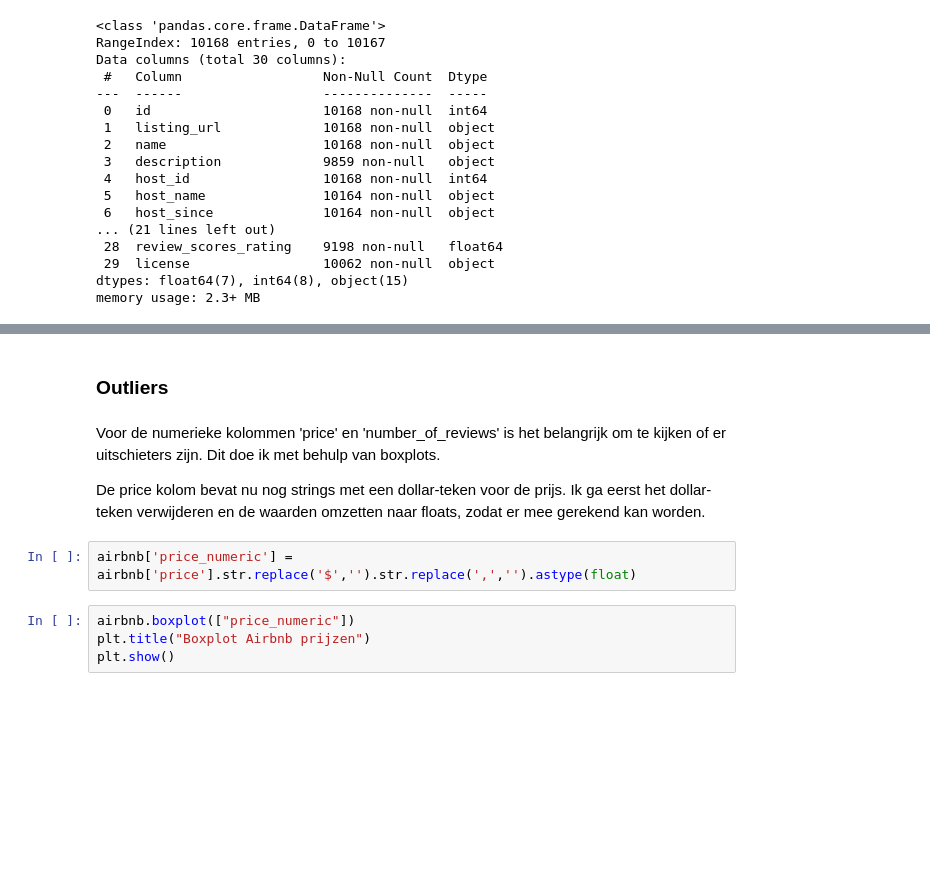
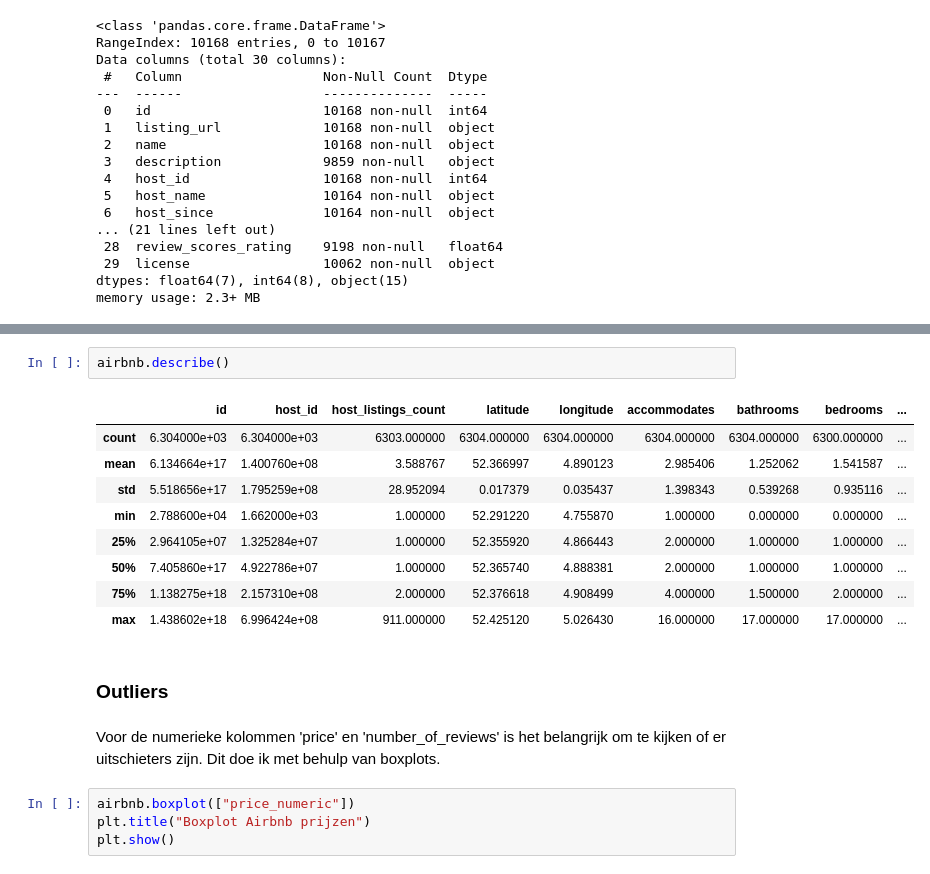
Before and after one commit to GitMathijs/S3_AI_lesmateriaal, a Jupyter notebook: Data/airbnb-opdracht.ipynb, the cells around one changed output, grey strips where cells are left out. Cells and saved outputs as stored; diff of their text form; blank space fills up the shorter version.

Commit message:
numerieke kolommen statistieken + formatting

```diff
--- a/Data/airbnb-opdracht.ipynb
+++ b/Data/airbnb-opdracht.ipynb
@@ -96,11 +119,19 @@ Ik heb besloten om de kolom 'neighbourhood' niet te gebruiken. 'neighbourhood_cl
+# %%
+airbnb.describe()
+# %% [output]
+|  | id | host_id | host_listings_count | latitude | longitude | accommodates | bathrooms | bedrooms | ... |
+| count | 6.304000e+03 | 6.304000e+03 | 6303.000000 | 6304.000000 | 6304.000000 | 6304.000000 | 6304.000000 | 6300.000000 | ... |
+| mean | 6.134664e+17 | 1.400760e+08 | 3.588767 | 52.366997 | 4.890123 | 2.985406 | 1.252062 | 1.541587 | ... |
+| std | 5.518656e+17 | 1.795259e+08 | 28.952094 | 0.017379 | 0.035437 | 1.398343 | 0.539268 | 0.935116 | ... |
+| min | 2.788600e+04 | 1.662000e+03 | 1.000000 | 52.291220 | 4.755870 | 1.000000 | 0.000000 | 0.000000 | ... |
+| 25% | 2.964105e+07 | 1.325284e+07 | 1.000000 | 52.355920 | 4.866443 | 2.000000 | 1.000000 | 1.000000 | ... |
+| 50% | 7.405860e+17 | 4.922786e+07 | 1.000000 | 52.365740 | 4.888381 | 2.000000 | 1.000000 | 1.000000 | ... |
+| 75% | 1.138275e+18 | 2.157310e+08 | 2.000000 | 52.376618 | 4.908499 | 4.000000 | 1.500000 | 2.000000 | ... |
+| max | 1.438602e+18 | 6.996424e+08 | 911.000000 | 52.425120 | 5.026430 | 16.000000 | 17.000000 | 17.000000 | ... |
 # %% [markdown]
 ### Outliers
 # %% [markdown]
 Voor de numerieke kolommen 'price' en 'number_of_reviews' is het belangrijk om te kijken of er uitschieters zijn. Dit doe ik met behulp van boxplots.
-
-De price kolom bevat nu nog strings met een dollar-teken voor de prijs. Ik ga eerst het dollar-teken verwijderen en de waarden omzetten naar floats, zodat er mee gerekend kan worden.
-# %%
-airbnb['price_numeric'] = airbnb['price'].str.replace('$','').str.replace(',','').astype(float)
 # %%
 airbnb.boxplot(["price_numeric"])
 plt.title("Boxplot Airbnb prijzen")
```
Also changed, not shown: parts of 10 cells of this notebook.
